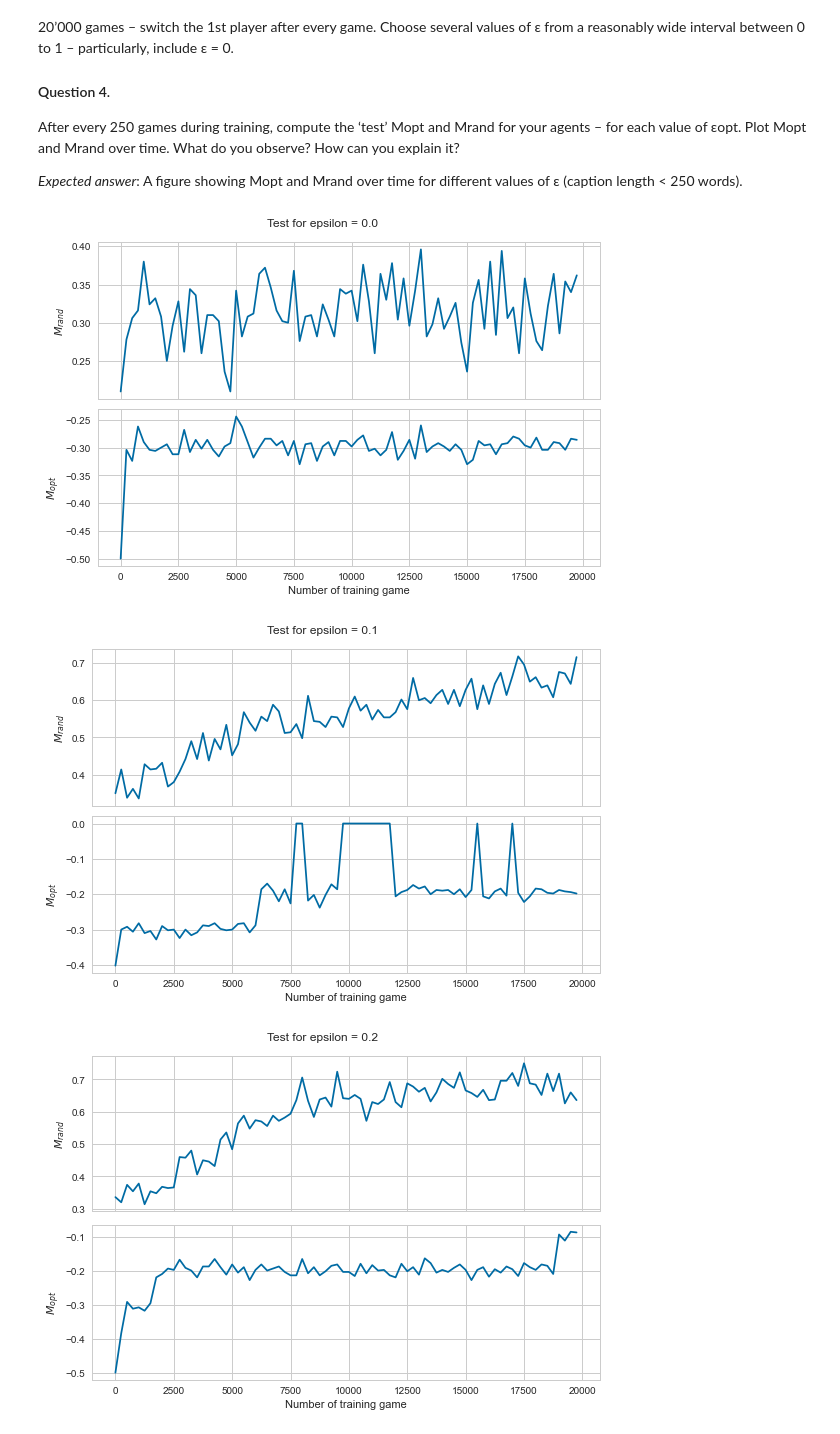
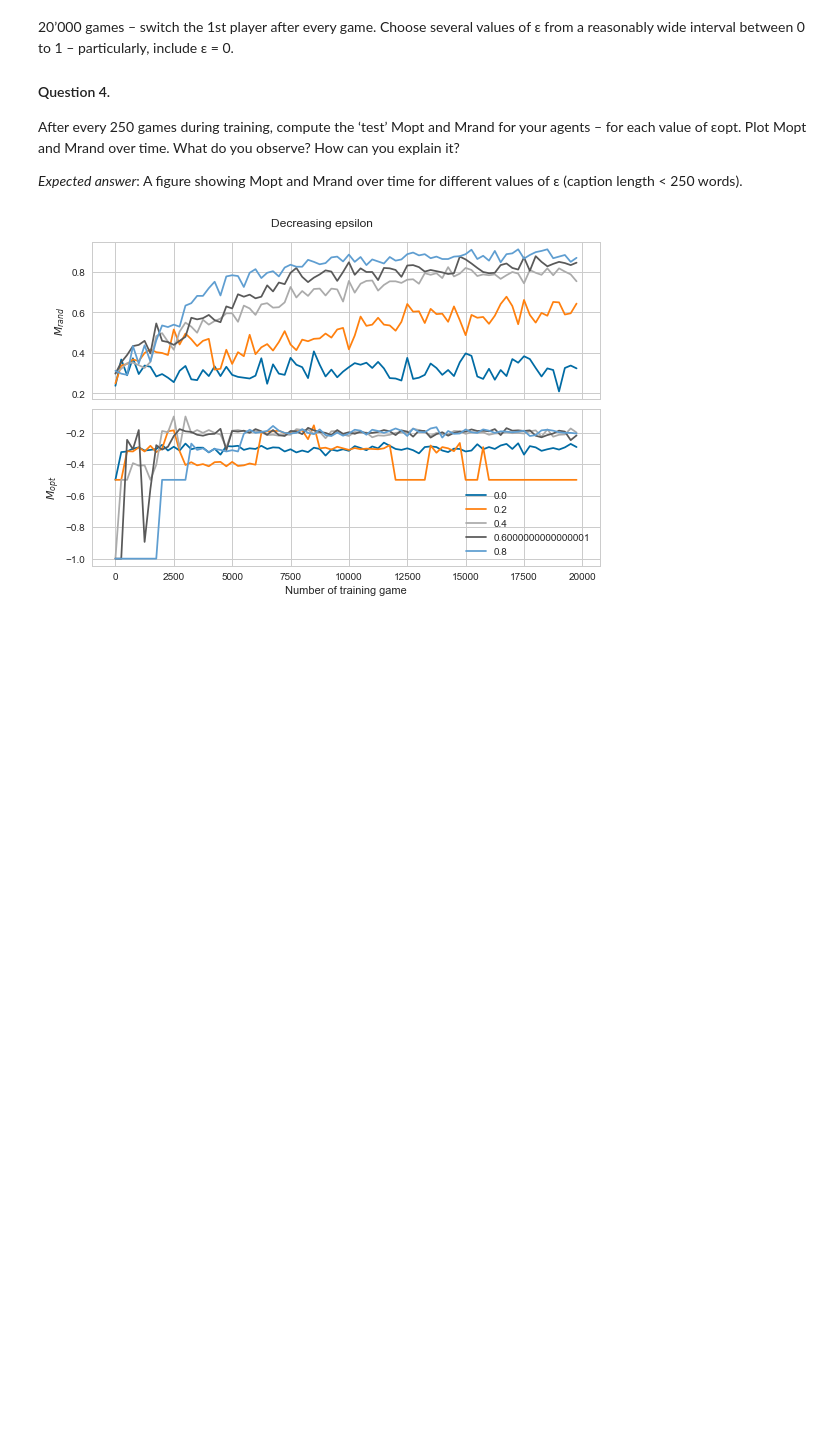
Before and after one commit to Gianniii/CS-456-Artificial-Neural-Network-Miniproject, a Jupyter notebook: tic_tac_toe.ipynb, the cells around one changed output. Saved outputs shown, nothing was run; the diff lists cells and outputs as text; code cells hidden in the pictures; blank space fills up the shorter version.

```diff
--- a/tic_tac_toe.ipynb
+++ b/tic_tac_toe.ipynb
@@ -364,28 +355,30 @@ After every 250 games during training, compute the ‘test’ Mopt and Mrand for
 *Expected answer*: A figure showing Mopt and Mrand over time for different values of ε (caption length < 250 words).
 # %%
 env = TictactoeEnv()
-for eps in np.linspace(0, 1, 10, endpoint=False):
-    Q, episode_lengths, episode_rewards, Mrands, Mopts = q_learning(env, 20000, player_epsilon=eps,
-                                    evaluate_M_values=True, decreasing_eps=True, n_star=8000)
-    avg_idx = np.arange(20000 // 250)
-    avg_rewards = [np.mean(episode_rewards[250 * i: 250 * (i + 1)]) for i in avg_idx]
-    avg_x = [i * 250 for i in avg_idx]
-    x = [i * 250 for i in range(len(Mrands))]
 
-    plt.style.use('seaborn-whitegrid')
+plt.style.use('seaborn-whitegrid')
+with plt.style.context('seaborn-whitegrid'):
     fig, ax = plt.subplots(nrows=2, sharex=True)
-    with plt.style.context('seaborn-whitegrid'):
-        plt.suptitle(f"Test for epsilon = {eps}")
+    plt.suptitle(f"Decreasing epsilon")
+    for eps in np.linspace(0, 1, 5, endpoint=False):
+        Q, episode_lengths, episode_rewards, Mrands, Mopts = q_learning(env, 20000, player_epsilon=eps,
+                                    evaluate_M_values=True, decreasing_eps=True, n_star=16000)
+        avg_x = [i * 250 for i in avg_idx]
+        x = [i * 250 for i in range(len(Mrands))]
+        avg_idx = np.arange(20000 // 250)
+        avg_rewards = [np.mean(episode_rewards[250 * i: 250 * (i + 1)]) for i in avg_idx]
+
         ax[0].plot(x, Mrands)
-        ax[1].plot(x, Mopts)
+        ax[1].plot(x, Mopts, label=eps)
 
-        ax[1].set_xlabel('Number of training game')
-        ax[0].set_ylabel(r'$M_{rand}$')
-        ax[1].set_ylabel(r'$M_{opt}$')
-        plt.tight_layout()
-        plt.savefig(f"./Mopt_Mrand_{eps}.png")
-        plt.show()
+
+    ax[1].set_xlabel('Number of training game')
+    ax[0].set_ylabel(r'$M_{rand}$')
+    ax[1].set_ylabel(r'$M_{opt}$')
+
+    plt.legend()
+    plt.tight_layout()
+    plt.savefig(f"./Mopt_Mrand_eps.png")
+    plt.show()
 # %% [output]
-[figure, old version]
+[figure, new version]
-[figure, removed]
-[figure, removed]
```
Also changed, not shown: parts of 55 cells of this notebook, 6 other files.
